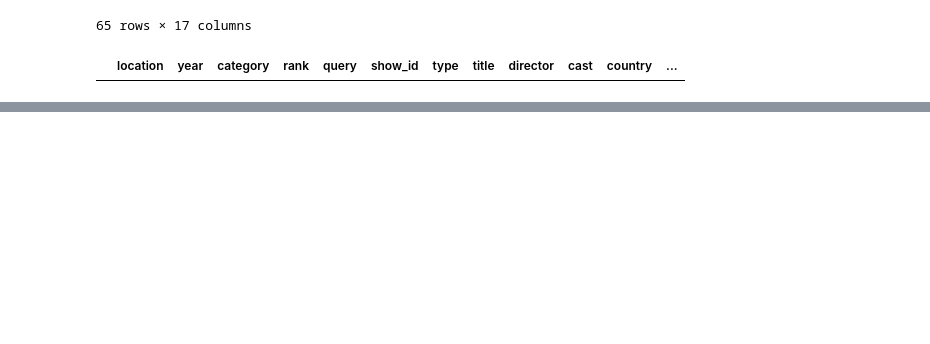
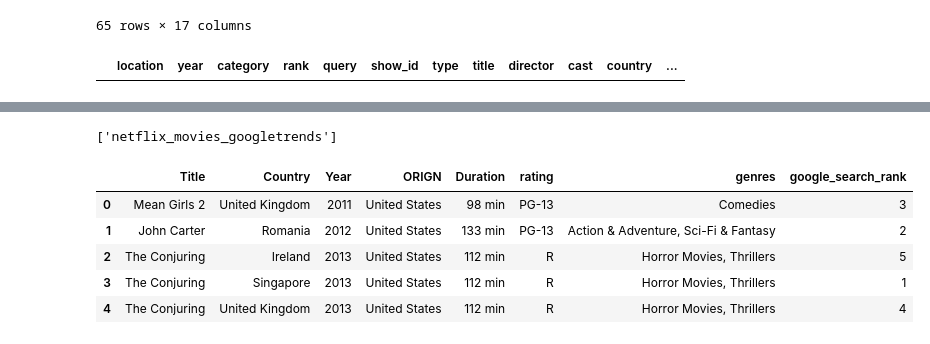
Before and after one commit to vaughnsmith99/Netflix-Trends-by-Google, a Jupyter notebook: ETL project.ipynb, the cells around one changed output, grey strips where cells are left out. Drawn from its saved outputs; the diff is of its cells as text; code cells hidden in the pictures; blank space fills up the shorter version.

Commit message:
added SQL connection

```diff
--- a/ETL project.ipynb
+++ b/ETL project.ipynb
@@ -117,3 +118,19 @@ cleaned_filtered_merged
 | 62 | Extraction | Kenya | 2020 | United States | 117 min | R | Action & Adventure | 4 |
 # %%
 cleaned_filtered_merged.to_csv('cleaned.csv', index=False)
+# %%
+engine = create_engine('postgresql://postgres:postgres@localhost:5432/ETL2')
+conn = engine.connect()
+# %%
+engine.table_names()
+# %% [output]
+['netflix_movies_googletrends']
+# %%
+pd.read_sql_query("select * from netflix_movies_googletrends", con=engine).head()
+# %% [output]
+|  | Title | Country | Year | ORIGN | Duration | rating | genres | google_search_rank |
+| 0 | Mean Girls 2 | United Kingdom | 2011 | United States | 98 min | PG-13 | Comedies | 3 |
+| 1 | John Carter | Romania | 2012 | United States | 133 min | PG-13 | Action & Adventure, Sci-Fi & Fantasy | 2 |
+| 2 | The Conjuring | Ireland | 2013 | United States | 112 min | R | Horror Movies, Thrillers | 5 |
+| 3 | The Conjuring | Singapore | 2013 | United States | 112 min | R | Horror Movies, Thrillers | 1 |
+| 4 | The Conjuring | United Kingdom | 2013 | United States | 112 min | R | Horror Movies, Thrillers | 4 |
```
Also changed, not shown: parts of 2 cells of this notebook, 3 other files.
